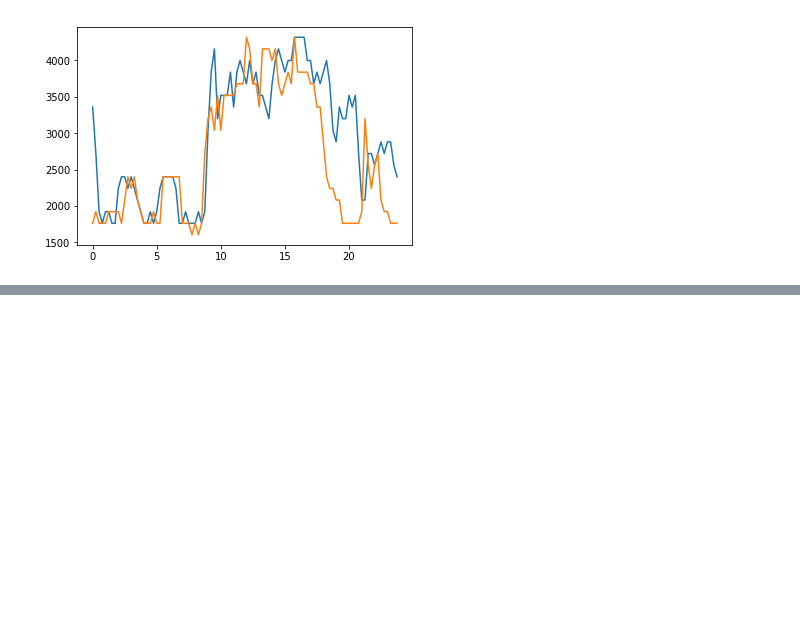
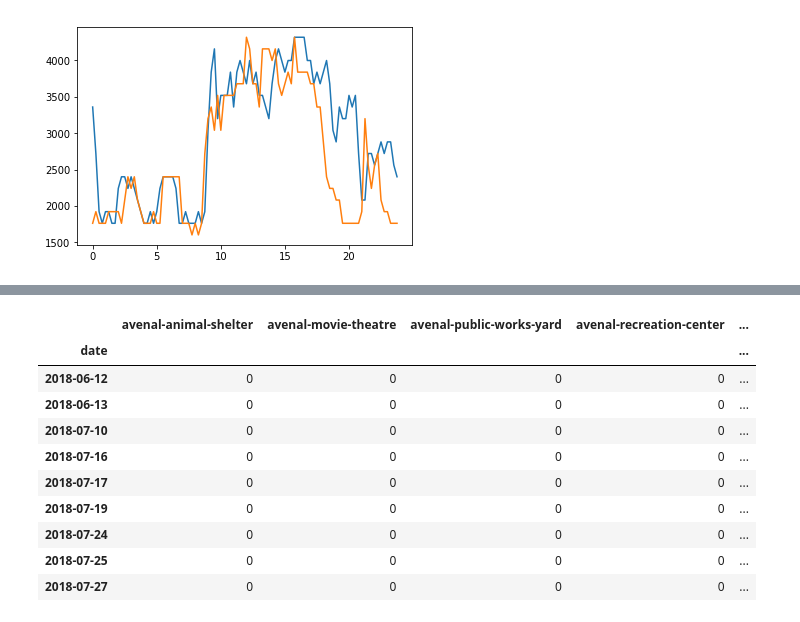
Before and after one commit to jleyden/building-analysis, a Jupyter notebook: src/plot_example.ipynb, the cells around one changed output, grey strips where cells are left out. Cells and saved outputs as stored; diff of their text form; code cells hidden in the pictures; blank space fills up the shorter version.

```diff
--- a/src/plot_example.ipynb
+++ b/src/plot_example.ipynb
@@ -213,0 +427,21 @@ pd.read_csv('')
+# %%
+data_key = 'savings'
+result = {}
+for d in dfs:
+    df =  dfs[d]
+    data = df.T.loc[data_key]
+    result[d] = data
+# %%
+pd.DataFrame(result)
+# %% [output]
+|  | avenal-animal-shelter | avenal-movie-theatre | avenal-public-works-yard | avenal-recreation-center | ... |
+| date |  |  |  |  | ... |
+| 2018-06-12 | 0 | 0 | 0 | 0 | ... |
+| 2018-06-13 | 0 | 0 | 0 | 0 | ... |
+| 2018-07-10 | 0 | 0 | 0 | 0 | ... |
+| 2018-07-16 | 0 | 0 | 0 | 0 | ... |
+| 2018-07-17 | 0 | 0 | 0 | 0 | ... |
+| 2018-07-19 | 0 | 0 | 0 | 0 | ... |
+| 2018-07-24 | 0 | 0 | 0 | 0 | ... |
+| 2018-07-25 | 0 | 0 | 0 | 0 | ... |
+| 2018-07-27 | 0 | 0 | 0 | 0 | ... |
```
Also changed, not shown: parts of 26 cells of this notebook, 17 other files.
